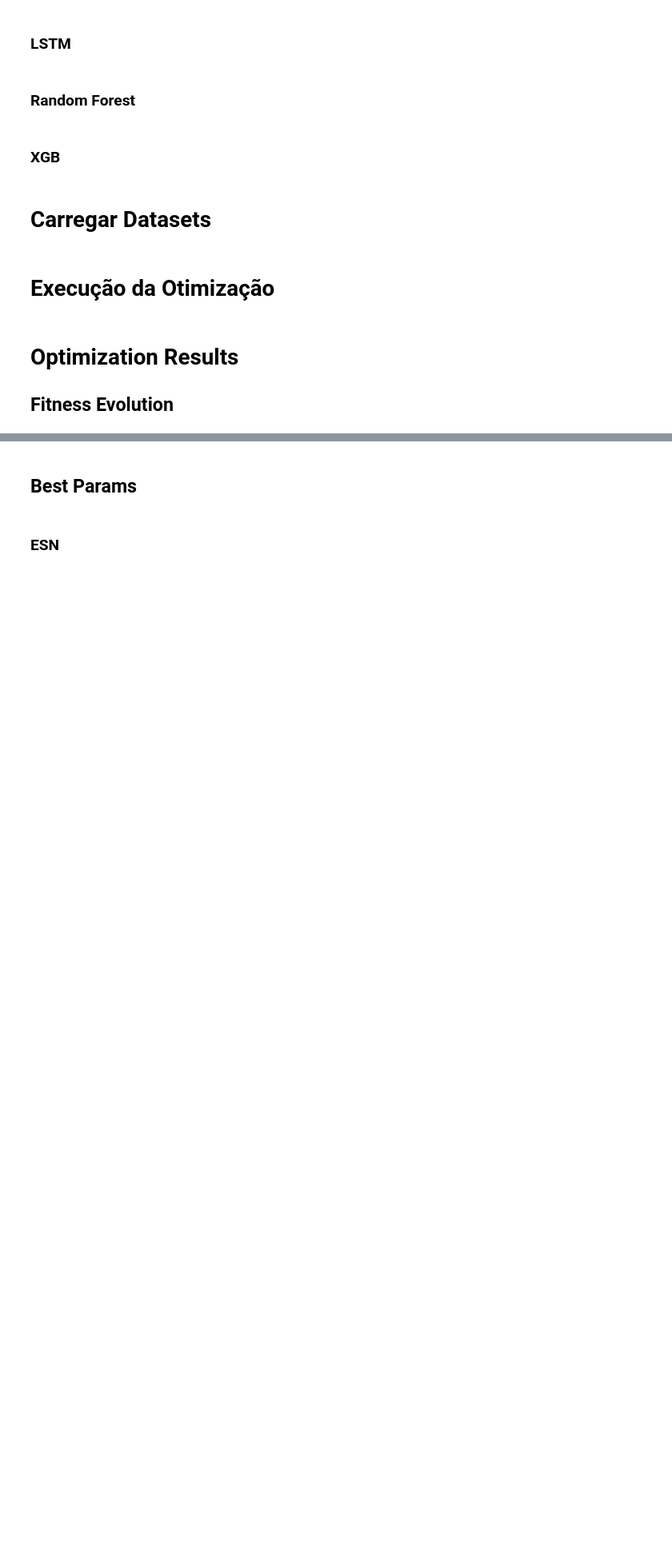
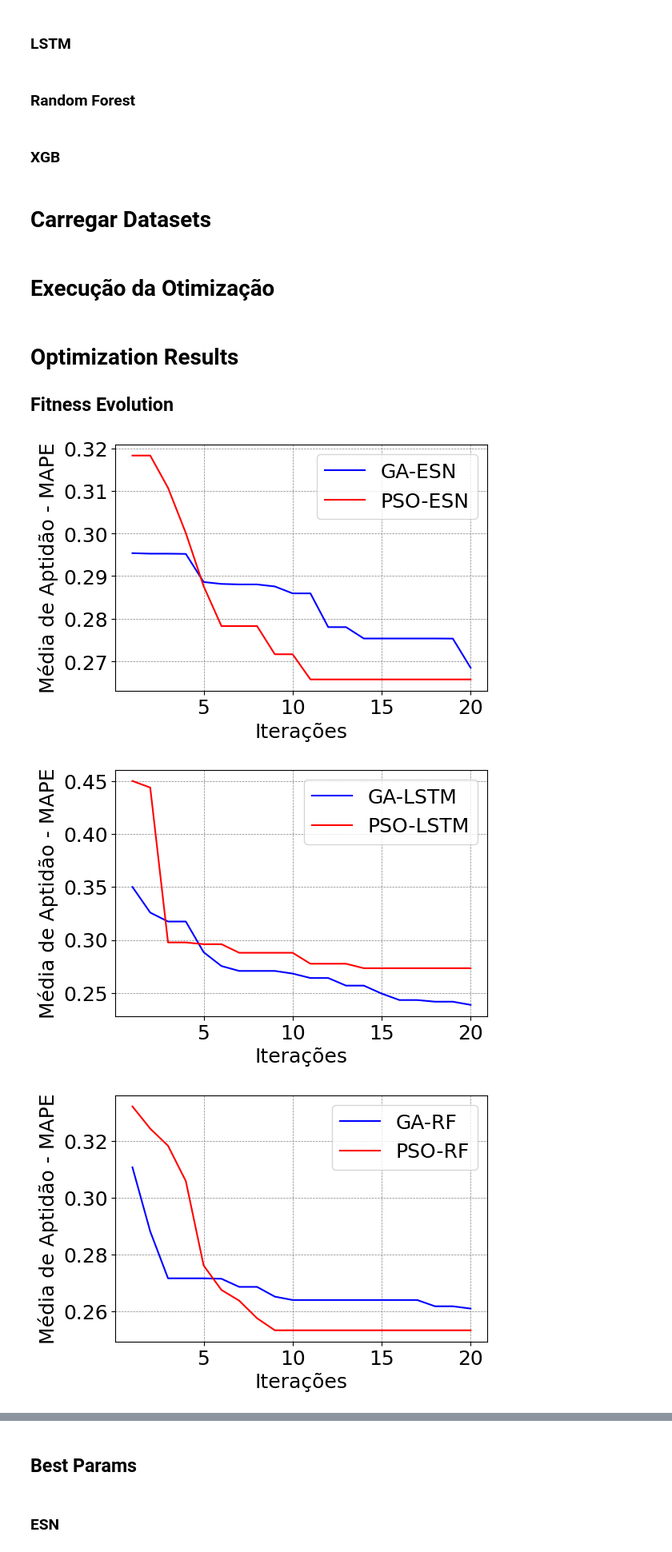
Before and after one commit to eduardoalba0/ppgeps_dissertacao, a Jupyter notebook: 03 - Otimização.ipynb, the cells around one changed output, grey strips where cells are left out. Shown: that part at 80% size. Cells and saved outputs as stored; diff of their text form; code cells hidden in the pictures; blank space fills up the shorter version.

```diff
--- a/03 - Otimização.ipynb
+++ b/03 - Otimização.ipynb
@@ -1353,10 +1353,10 @@ df_features = df_consumo.drop(df_consumo.drop(df_features, axis=1).columns.to_li
 seeds = [10000, 20000, 30000]
 
 for seed in seeds:
-    GAESN(df_consumo, df_features, 15, 20, seed)
-    GALSTM(df_consumo, df_features, 15, 20, seed)
-    GARF(df_consumo, df_features, 15, 20, seed)
-    GAXGB(df_consumo, df_features, 15, 20, seed)
+    GAESN(df_consumo, df_features, 15, 19, seed)
+    GALSTM(df_consumo, df_features, 15, 19, seed)
+    GARF(df_consumo, df_features, 15, 19, seed)
+    GAXGB(df_consumo, df_features, 15, 19, seed)
     PSOESN(df_consumo, df_features, 15, 20, seed)
     PSOLSTM(df_consumo, df_features, 15, 20, seed)
     PSORF(df_consumo, df_features, 15, 20, seed)
@@ -1367,30 +1367,31 @@ for seed in seeds:
 # %%
 
 for model in ["ESN", "LSTM", "RF", "XGB"]:
     plt.figure(figsize=(6, 4))
     plt.rcParams['xtick.labelsize'] = 18
     plt.rcParams['ytick.labelsize'] = 18
     plt.rcParams.update({'font.size': 18})
     plt.rcParams['axes.prop_cycle'] = plt.cycler(
         color=["blue", "red"])
     for optimizer in ["GA", "PSO"]:
-        try:
-            df = pandas.DataFrame()
-            for seed, name in [("10000", "A"), ("20000", "B"), ("30000", "C")]:
-                new_df = pandas.read_csv(f'parâmetros/{optimizer}-{model} ITERS SEED {seed}.csv', sep=";", decimal=",",
+        df = pandas.DataFrame()
+        for seed, name in [("10000", "A"), ("20000", "B"), ("30000", "C")]:
+            new_df = pandas.read_csv(f'parâmetros/{optimizer}-{model} ITERS SEED {seed}.csv', sep=";", decimal=".",
                                          header=0)
-                df[seed] = new_df["Fitness"]
-            plt.plot(range(1, len(df) + 1), [x for x in df.mean(axis=1)],
+            df[seed] = new_df["Fitness"]
+        plt.plot(range(1, len(df) + 1), [x for x in df.mean(axis=1)],
                      label=f"{optimizer}-{'XGBoost' if model == 'XGB' else model}")
-        except Exception as e:
-            continue
 
-    plt.xlabel('Iterations')
-    plt.ylabel('Average Fitness - MAPE')
+    plt.xlabel('Iterações')
+    plt.ylabel('Média de Aptidão - MAPE')
 
     ax = plt.gca()
     ax.set_facecolor('white')
     plt.grid(True, color='grey', linestyle="--", linewidth=0.5)
     plt.legend(facecolor='white')
     plt.savefig(f"./resultados/otimização - {model}.png", bbox_inches='tight')
     plt.show()
+# %% [output]
+[figure, added]
+[figure, added]
+[figure, added]
```
Also changed, not shown: parts of 5 cells of this notebook, 4 other files.
